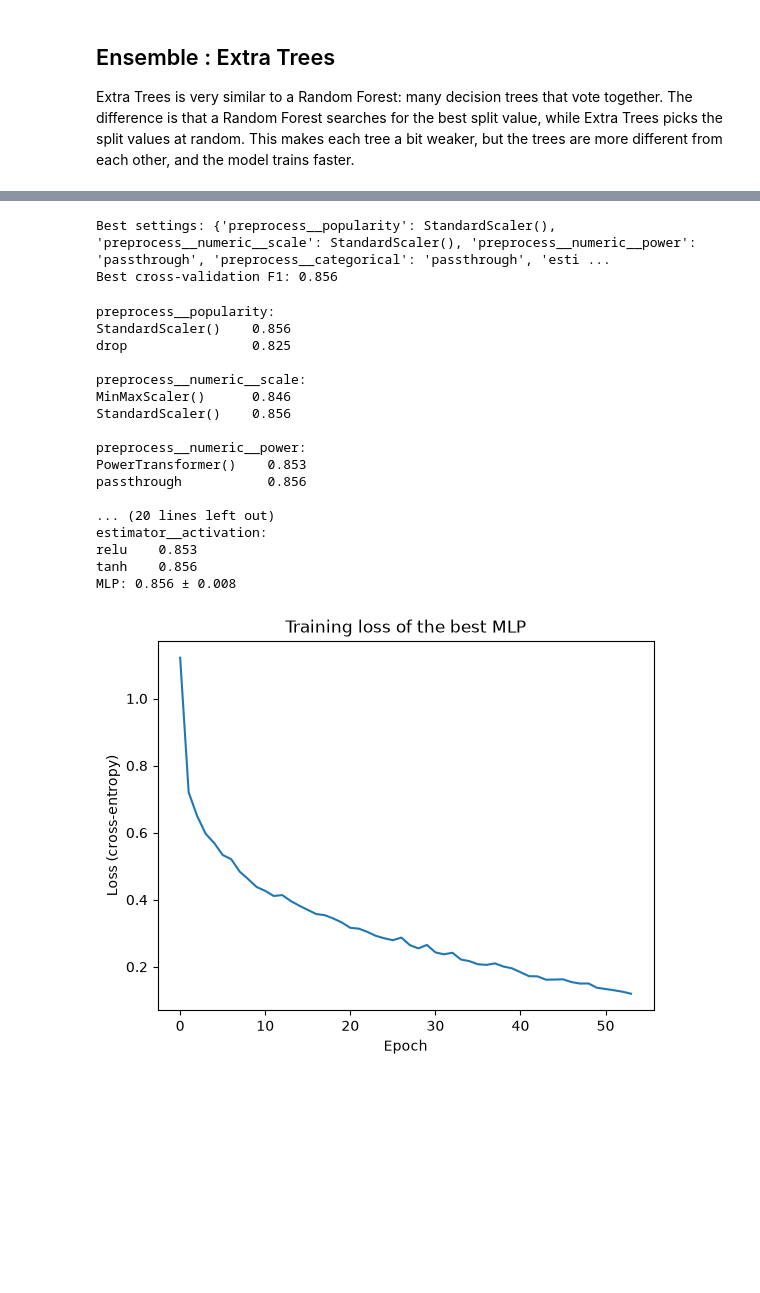
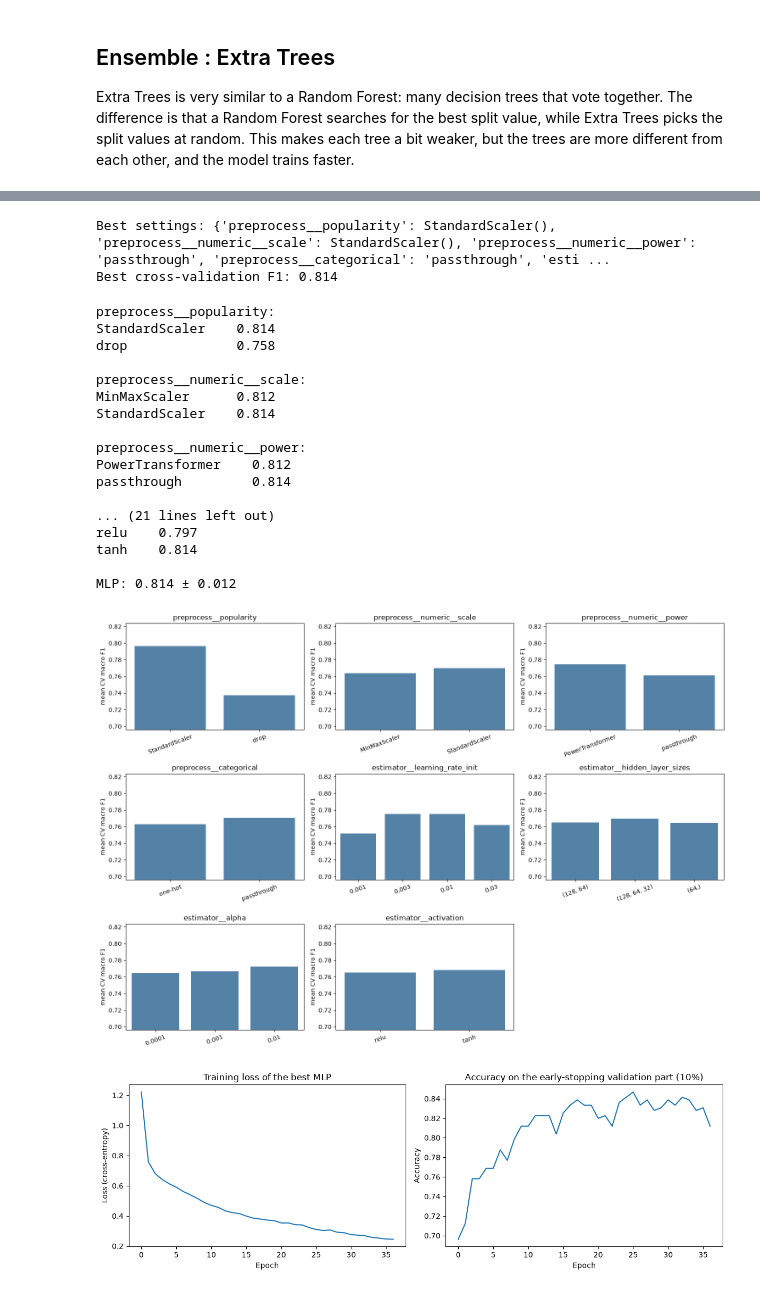
Before and after one commit to ehsamjo12/spotify-genre-classifier, a Jupyter notebook: notebooks/spotify_genre_classification.ipynb, the cells around one changed output, grey strips where cells are left out. Cells and saved outputs as stored; diff of their text form; code cells hidden in the pictures; blank space fills up the shorter version.

```diff
--- a/notebooks/spotify_genre_classification.ipynb
+++ b/notebooks/spotify_genre_classification.ipynb
@@ -1663,5 +1779,24 @@ is that a Random Forest searches for the best split value, while Extra Trees pic
 random. This makes each tree a bit weaker, but the trees are more different from each other, and the
 model trains faster.
 # %%
-et_pipe = Pipeline([ ('preprocess',make_preprocessor()), # What should happen to the data !
-                     ('estimator',  ExtraTreesClassifier(random_state=42))]) # Learn from the prepared data
+et_pipe = Pipeline([
+    ('preprocess', make_preprocessor()),
+    ('estimator', ExtraTreesClassifier(random_state=random_state))
+])
+
+extrees_params = {
+    # Processing alternatives
+    'preprocess__popularity': ['drop', StandardScaler()],
+    'preprocess__categorical': [OneHotEncoder(handle_unknown='ignore'), 'passthrough'],
+    # Model parameters
+    'estimator__n_estimators': [100, 300],          # how many trees
+    'estimator__max_depth': [10, 20, 30, None],
+    'estimator__max_features': ['sqrt', 0.5, 1.0],  # share of the features each split can choose from
+    'estimator__class_weight': [None, 'balanced']
+}
+
+extrees_grid = GridSearchCV(et_pipe, extrees_params, cv=cv, scoring='f1_macro', n_jobs=-1)
+extrees_grid.fit(train_features, train_targets)
+
+print(f"Best settings: {extrees_grid.best_params_}")
+print(f"Best cross-validation F1: {extrees_grid.best_score_:.3f}")
@@ -1758,45 +1883,52 @@ mlp_params = {
     'estimator__learning_rate_init': [1e-3, 3e-3, 1e-2, 3e-2]
 }
 # %%
-from sklearn.model_selection import RandomizedSearchCV
-
-mlp_search = RandomizedSearchCV(mlp_pipe, mlp_params, n_iter=40, scoring='f1_macro',
-                                random_state=42, n_jobs=-1)
+mlp_search = RandomizedSearchCV(mlp_pipe, mlp_params, n_iter=40, cv=cv, scoring='f1_macro',
+                                random_state=random_state, n_jobs=-1)
 mlp_search.fit(train_features, train_targets)
 
 print(f"Best settings: {mlp_search.best_params_}")
 print(f"Best cross-validation F1: {mlp_search.best_score_:.3f}")
 # %% [output]
 Best settings: {'preprocess__popularity': StandardScaler(), 'preprocess__numeric__scale': StandardScaler(), 'preprocess__numeric__power': 'passthrough', 'preprocess__categorical': 'passthrough', 'esti ...
-Best cross-validation F1: 0.856
+Best cross-validation F1: 0.814
 # %%
 summarize_results(mlp_search)
 show_score('MLP', mlp_search)
+plot_search(mlp_search)
 # %% [output]
 preprocess__popularity:
-StandardScaler()    0.856
-drop                0.825
+StandardScaler    0.814
+drop              0.758
 
 preprocess__numeric__scale:
-MinMaxScaler()      0.846
-StandardScaler()    0.856
+MinMaxScaler      0.812
+StandardScaler    0.814
 
 preprocess__numeric__power:
-PowerTransformer()    0.853
-passthrough           0.856
+PowerTransformer    0.812
+passthrough         0.814
 
-... (20 lines left out)
-estimator__activation:
-relu    0.853
-tanh    0.856
-MLP: 0.856 ± 0.008
+... (21 lines left out)
+relu    0.797
+tanh    0.814
+
+MLP: 0.814 ± 0.012
+[figure, added]
 # %%
 best_mlp = mlp_search.best_estimator_.named_steps['estimator']
 
-plt.plot(best_mlp.loss_curve_)
-plt.xlabel('Epoch')
-plt.ylabel('Loss (cross-entropy)')
-plt.title('Training loss of the best MLP')
+fig, axes = plt.subplots(1, 2, figsize=(12, 4))
+axes[0].plot(best_mlp.loss_curve_)
+axes[0].set_xlabel('Epoch')
+axes[0].set_ylabel('Loss (cross-entropy)')
+axes[0].set_title('Training loss of the best MLP')
+
+axes[1].plot(best_mlp.validation_scores_)
+axes[1].set_xlabel('Epoch')
+axes[1].set_ylabel('Accuracy')
+axes[1].set_title('Accuracy on the early-stopping validation part (10%)')
+plt.tight_layout()
 plt.show()
 # %% [output]
-[figure, old version]
+[figure, new version]
```
Also changed, not shown: parts of 160 cells of this notebook, 1 other file.
